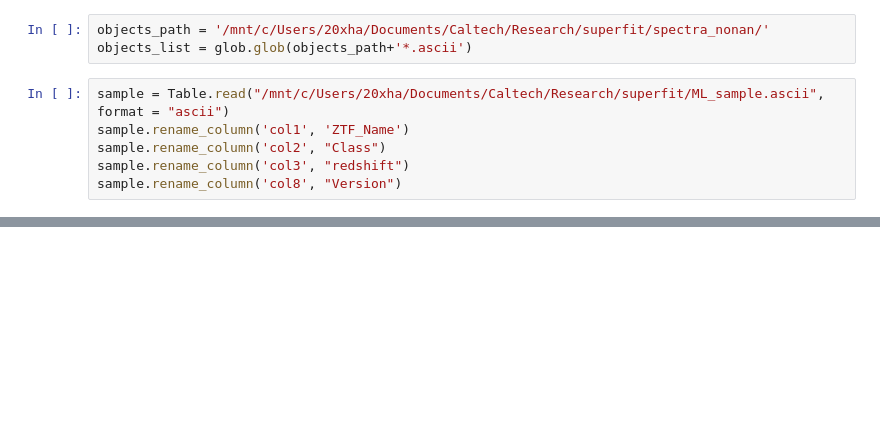
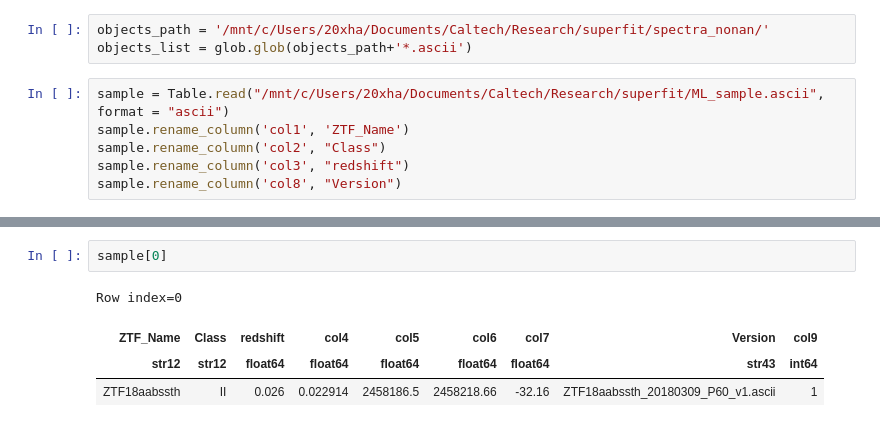
Before and after one commit to Hallflower20/superfit, a Jupyter notebook: RunAll.ipynb, the cells around one changed output, grey strips where cells are left out. Drawn from its saved outputs; the diff is of its cells as text; blank space fills up the shorter version.

```diff
--- a/RunAll.ipynb
+++ b/RunAll.ipynb
@@ -105,3 +127,10 @@ Optimization finished within  41.78s
 [figure]
 [figure]
 [figure]
+# %%
+sample[0]
+# %% [output]
+Row index=0
+| ZTF_Name | Class | redshift | col4 | col5 | col6 | col7 | Version | col9 |
+| str12 | str12 | float64 | float64 | float64 | float64 | float64 | str43 | int64 |
+| ZTF18aabssth | II | 0.026 | 0.022914 | 2458186.5 | 2458218.66 | -32.16 | ZTF18aabssth_20180309_P60_v1.ascii | 1 |
```
Also changed, not shown: parts of 2 cells of this notebook, 9 other files.
